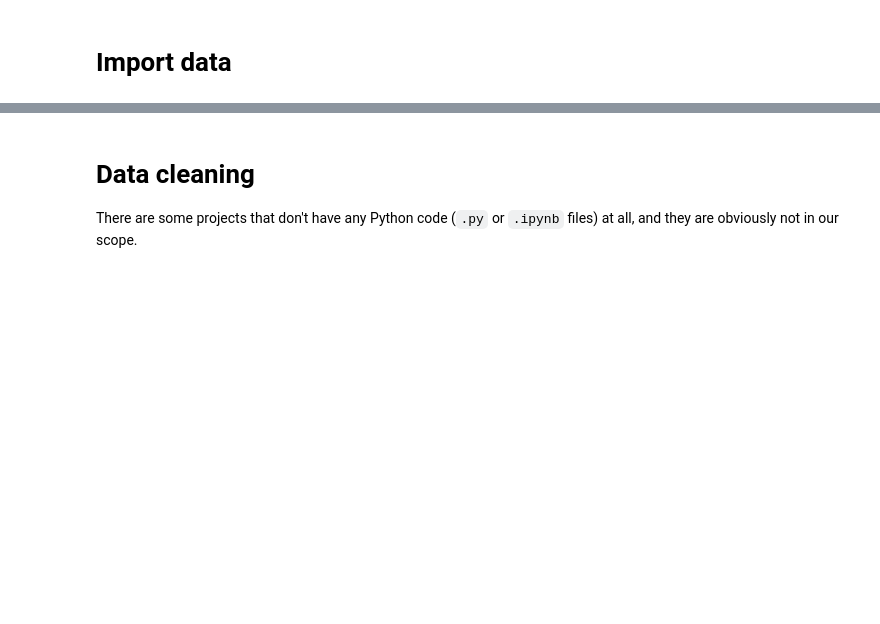
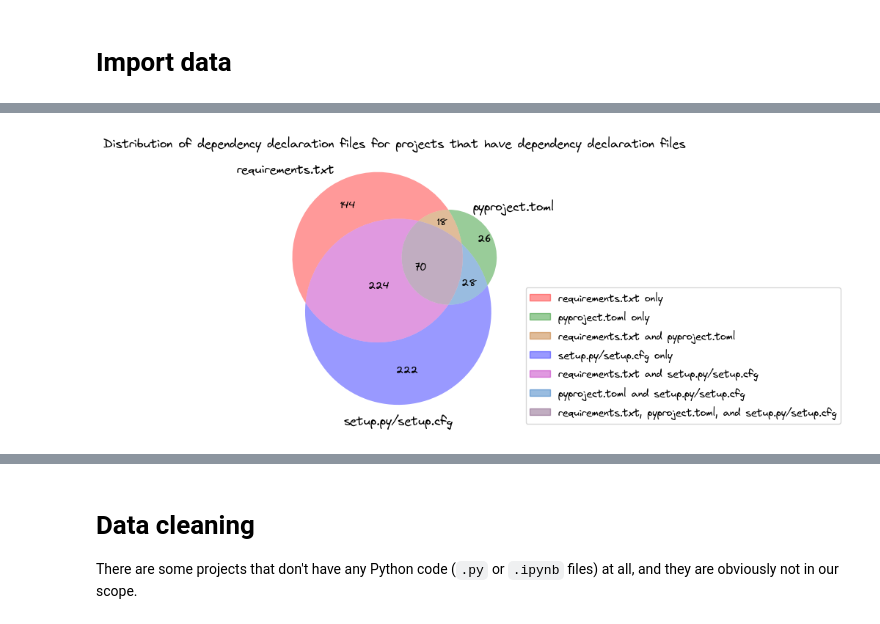
Before and after one commit to tweag/FawltyDeps-analysis, a Jupyter notebook: notebooks/results-biomedical.ipynb, the cells around one changed output, grey strips where cells are left out. Cells and saved outputs as stored; diff of their text form; code cells hidden in the pictures; blank space fills up the shorter version.

```diff
--- a/notebooks/results-biomedical.ipynb
+++ b/notebooks/results-biomedical.ipynb
@@ -26,0 +116,18 @@ data_path = "../data/results_biomed_20240423/"
+# %%
+project_req_txt = set()
+project_pyproject_toml = set()
+project_setup = set()
+
+for project_name, deps in depsfiles.items():
+    for dep in deps:
+        if dep["parser_choice"] == "requirements.txt":
+            project_req_txt.add(project_name)
+            break
+    for dep in deps:
+        if dep["parser_choice"] == "pyproject.toml":
+            project_pyproject_toml.add(project_name)
+            break
+    for dep in deps:
+        if dep["parser_choice"].startswith("setup"):
+            project_setup.add(project_name)
+            break
@@ -26,0 +185,43 @@ data_path = "../data/results_biomed_20240423/"
+# %%
+
+# Draw a venn diagram
+plt.figure()
+ax = plt.gca()
+
+set_1_name = "requirements.txt"
+set_2_name = "pyproject.toml"
+set_3_name = "setup.py/setup.cfg"
+
+venn_parsers = venn3(
+    [project_req_txt, project_pyproject_toml, project_setup],
+    set_labels=(set_1_name, set_2_name, set_3_name),
+    ax=ax,
+)
+
+# Define labels for all sets and intersections
+# for a 3-circle diagram, the sequence is 100, 010, 110, 001, 101, 011, 111
+legend_labels = [
+    f"{set_1_name} only",
+    f"{set_2_name} only",
+    f"{set_1_name} and {set_2_name}",
+    f"{set_3_name} only",
+    f"{set_1_name} and {set_3_name}",
+    f"{set_2_name} and {set_3_name}",
+    f"{set_1_name}, {set_2_name}, and {set_3_name}",
+]
+
+legend_handles = [
+    Patch(
+        color=patch.get_facecolor(),
+        label=legend_labels[venn_parsers.patches.index(patch)],
+    )
+    for patch in venn_parsers.patches
+    if patch
+]
+
+plt.legend(handles=legend_handles, loc=(1.04, 0))
+plt.title(
+    "Distribution of dependency declaration files for projects that have dependency declaration files")
+plt.show()
+# %% [output]
+[figure, added]
```
Also changed, not shown: parts of 17 cells of this notebook.
